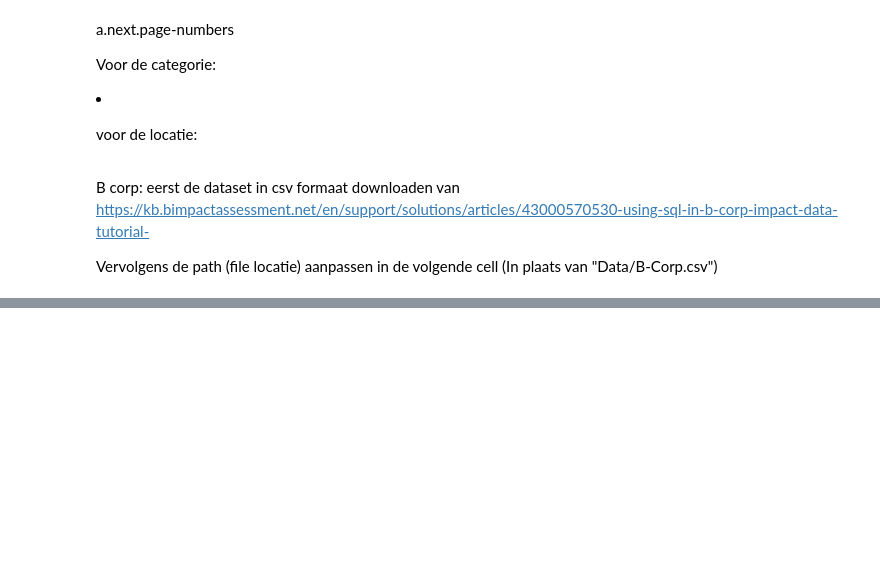
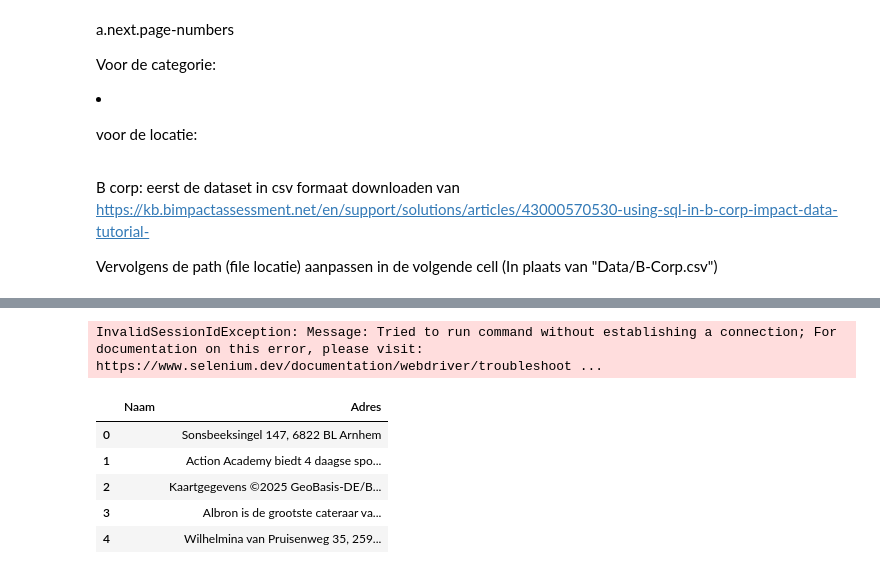
Before and after one commit to Rmjvanengelen/Impact-data-scraper, a Jupyter notebook: Scraper_impact.ipynb, the cells around one changed output, grey strips where cells are left out. Saved outputs shown, nothing was run; the diff lists cells and outputs as text; code cells hidden in the pictures; blank space fills up the shorter version.

```diff
--- a/Scraper_impact.ipynb
+++ b/Scraper_impact.ipynb
@@ -356,2 +483,58 @@ ADDRESS_REGEX = (
+# %%
+import time, pandas as pd
+from selenium import webdriver
+from selenium.webdriver.common.by import By
+from selenium.webdriver.support.ui import WebDriverWait
+from selenium.webdriver.support import expected_conditions as EC
+
+d = webdriver.Firefox()
+w = WebDriverWait(d, 20)
+d.get("https://wearestewards.nl/en/companies/"); time.sleep(1)
+
+R = []; S = set(); i = 0; last = 0; stall = 0
+
+try: w.until(EC.element_to_be_clickable((By.CSS_SELECTOR,"div.i4ewOd-pzNkMb-ornU0b-b0t70b-Bz112c"))).click()
+except: pass
+w.until(EC.presence_of_element_located((By.CSS_SELECTOR,"div.i4ewOd-pbTTYe-haAclf")))
+
+while stall < 5:
+    rows = w.until(EC.presence_of_all_elements_located((By.CSS_SELECTOR,
+        "div.HzV7m-pbTTYe-ibnC6b.pbTTYe-ibnC6b-d6wfac")))
+    while i < len(rows):
+        rows = d.find_elements(By.CSS_SELECTOR,"div.HzV7m-pbTTYe-ibnC6b.pbTTYe-ibnC6b-d6wfac")
+        r = rows[i]; i += 1
+        name = r.text.splitlines()[0] if r.text else ""
+        d.execute_script("arguments[0].scrollIntoView({block:'center'});arguments[0].click();", r)
+        time.sleep(.6)
+        try:
+            m = d.find_elements(By.CSS_SELECTOR,"div.HzV7m-pbTTYe-bN97Pc-ti6hGc-z5C9Gb-haAclf")
+            if m: d.execute_script("arguments[0].click();", m[0])
+        except: pass
+        time.sleep(.3)
+        txt = d.find_element(By.TAG_NAME,"body").text.splitlines()
+        addr = next((t for j,t in enumerate(txt) if t.lower() in ("adres","address") and j+1<len(txt)), "")
+        addr = addr or next((t for t in txt if any(c.isdigit() for c in t) and "," in t), "")
+        if addr and (name,addr) not in S: S.add((name,addr)); R.append({"Naam":name,"Adres":addr})
+        w.until(EC.element_to_be_clickable((By.CSS_SELECTOR,
+            "span.HzV7m-tJHJj-LgbsSe-Bz112c.qqvbed-a4fUwd-LgbsSe-Bz112c"))).click()
+        w.until(EC.presence_of_element_located((By.CSS_SELECTOR,"div.i4ewOd-pbTTYe-haAclf")))
+    p = w.until(EC.presence_of_element_located((By.CSS_SELECTOR,"div.i4ewOd-pbTTYe-haAclf")))
+    d.execute_script("arguments[0].scrollTop+=arguments[0].clientHeight;", p); time.sleep(.6)
+    c = len(d.find_elements(By.CSS_SELECTOR,
+        "div.HzV7m-pbTTYe-ibnC6b.pbTTYe-ibnC6b-d6wfac"))
+    stall = stall+1 if c<=last else 0; last = c
+
+df = pd.DataFrame(R); d.quit(); print(df)
+# %% [output]
+InvalidSessionIdException: Message: Tried to run command without establishing a connection; For documentation on this error, please visit: https://www.selenium.dev/documentation/webdriver/troubleshoot ...
+# %%
+df.head()
+# %% [output]
+|  | Naam | Adres |
+| 0 |  | Sonsbeeksingel 147, 6822 BL Arnhem |
+| 1 |  | Action Academy biedt 4 daagse spo... |
+| 2 |  | Kaartgegevens ©2025 GeoBasis-DE/B... |
+| 3 |  | Albron is de grootste cateraar va... |
+| 4 |  | Wilhelmina van Pruisenweg 35, 259... |
 # %%
 https://companyinfo.nl/freemium
```
Also changed, not shown: parts of 17 cells of this notebook, 1 other file.
